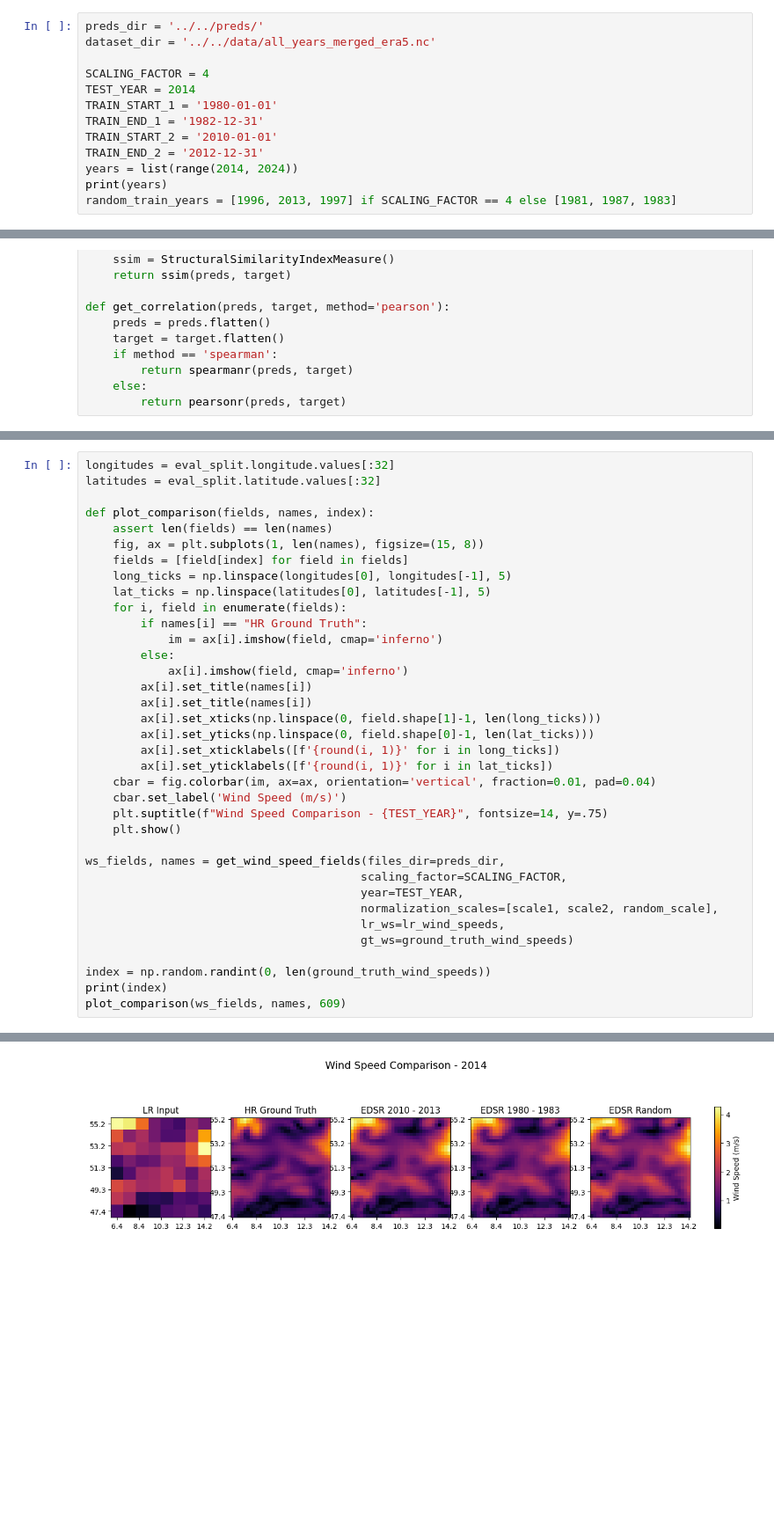
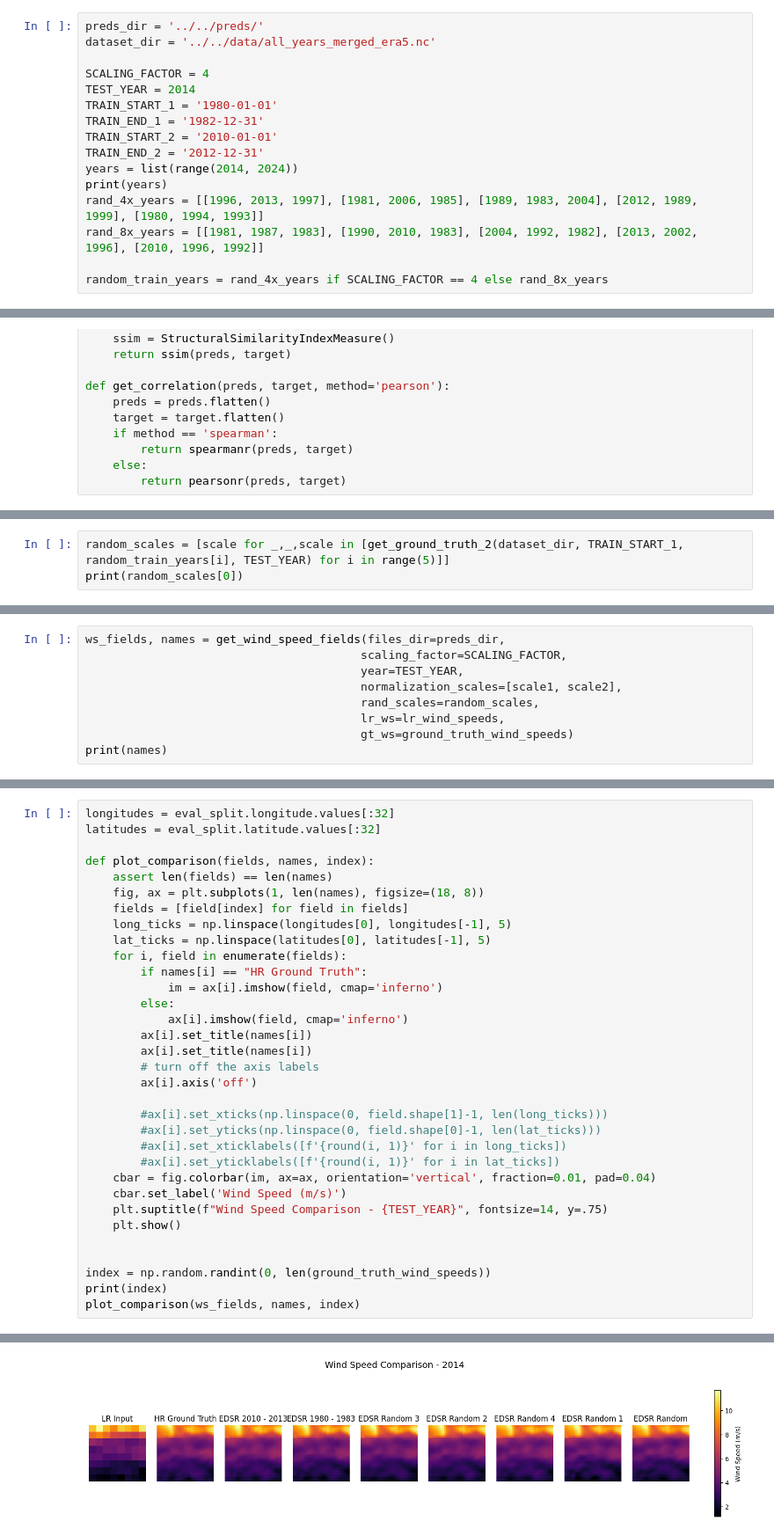
Before and after one commit to UBela/temporal_sr, a Jupyter notebook: notebooks/training_year_comparison.ipynb, the cells around one changed output, grey strips where cells are left out. Shown at 88% size. Drawn from its saved outputs; the diff is of its cells as text; blank space fills up the shorter version.

Commit message:
random and atlantic analysis

```diff
--- a/notebooks/training_year_comparison.ipynb
+++ b/notebooks/training_year_comparison.ipynb
@@ -23,7 +23,10 @@ TRAIN_START_2 = '2010-01-01'
 TRAIN_END_2 = '2012-12-31'
 years = list(range(2014, 2024))
 print(years)
-random_train_years = [1996, 2013, 1997] if SCALING_FACTOR == 4 else [1981, 1987, 1983]
+rand_4x_years = [[1996, 2013, 1997], [1981, 2006, 1985], [1989, 1983, 2004], [2012, 1989, 1999], [1980, 1994, 1993]]
+rand_8x_years = [[1981, 1987, 1983], [1990, 2010, 1983], [2004, 1992, 1982], [2013, 2002, 1996], [2010, 1996, 1992]]
+
+random_train_years = rand_4x_years if SCALING_FACTOR == 4 else rand_8x_years
 # %% [output]
 [2014, 2015, 2016, 2017, 2018, 2019, 2020, 2021, 2022, 2023]
 # %%
@@ -190 +207,4 @@ def get_wind_speed_fields(files_dir, scaling_factor, year, normalization_scales,
     return ws_fields, names
+# %%
+random_scales = [scale for _,_,scale in [get_ground_truth_2(dataset_dir, TRAIN_START_1, random_train_years[i], TEST_YEAR) for i in range(5)]]
+print(random_scales[0])
@@ -190,0 +213,9 @@ def get_wind_speed_fields(files_dir, scaling_factor, year, normalization_scales,
+# %%
+ws_fields, names = get_wind_speed_fields(files_dir=preds_dir,
+                                        scaling_factor=SCALING_FACTOR,
+                                        year=TEST_YEAR,
+                                        normalization_scales=[scale1, scale2],
+                                        rand_scales=random_scales,
+                                        lr_ws=lr_wind_speeds,
+                                        gt_ws=ground_truth_wind_speeds)
+print(names)
@@ -194,7 +227,7 @@ latitudes = eval_split.latitude.values[:32]
 
 def plot_comparison(fields, names, index):
     assert len(fields) == len(names)
-    fig, ax = plt.subplots(1, len(names), figsize=(15, 8))
+    fig, ax = plt.subplots(1, len(names), figsize=(18, 8))
     fields = [field[index] for field in fields]
     long_ticks = np.linspace(longitudes[0], longitudes[-1], 5)
     lat_ticks = np.linspace(latitudes[0], latitudes[-1], 5)
@@ -205,23 +238,20 @@ def plot_comparison(fields, names, index):
             ax[i].imshow(field, cmap='inferno')
         ax[i].set_title(names[i])
         ax[i].set_title(names[i])
-        ax[i].set_xticks(np.linspace(0, field.shape[1]-1, len(long_ticks)))
-        ax[i].set_yticks(np.linspace(0, field.shape[0]-1, len(lat_ticks)))
-        ax[i].set_xticklabels([f'{round(i, 1)}' for i in long_ticks])
-        ax[i].set_yticklabels([f'{round(i, 1)}' for i in lat_ticks])
+        # turn off the axis labels
+        ax[i].axis('off')
+
+        #ax[i].set_xticks(np.linspace(0, field.shape[1]-1, len(long_ticks)))
+        #ax[i].set_yticks(np.linspace(0, field.shape[0]-1, len(lat_ticks)))
+        #ax[i].set_xticklabels([f'{round(i, 1)}' for i in long_ticks])
+        #ax[i].set_yticklabels([f'{round(i, 1)}' for i in lat_ticks])
     cbar = fig.colorbar(im, ax=ax, orientation='vertical', fraction=0.01, pad=0.04)
     cbar.set_label('Wind Speed (m/s)')
     plt.suptitle(f"Wind Speed Comparison - {TEST_YEAR}", fontsize=14, y=.75)
     plt.show()
 
-ws_fields, names = get_wind_speed_fields(files_dir=preds_dir,
-                                        scaling_factor=SCALING_FACTOR,
-                                        year=TEST_YEAR,
-                                        normalization_scales=[scale1, scale2, random_scale],
-                                        lr_ws=lr_wind_speeds,
-                                        gt_ws=ground_truth_wind_speeds)
 
 index = np.random.randint(0, len(ground_truth_wind_speeds))
 print(index)
-plot_comparison(ws_fields, names, 609)
+plot_comparison(ws_fields, names, index)
 # %% [output]
@@ -229,4 +259,4 @@ plot_comparison(ws_fields, names, 609)
-[figure, old version]
+[figure, new version]
 # %%
 
 ws_dict = {year: {} for year in years}
```
Also changed, not shown: parts of 10 cells of this notebook, 5 other files.
